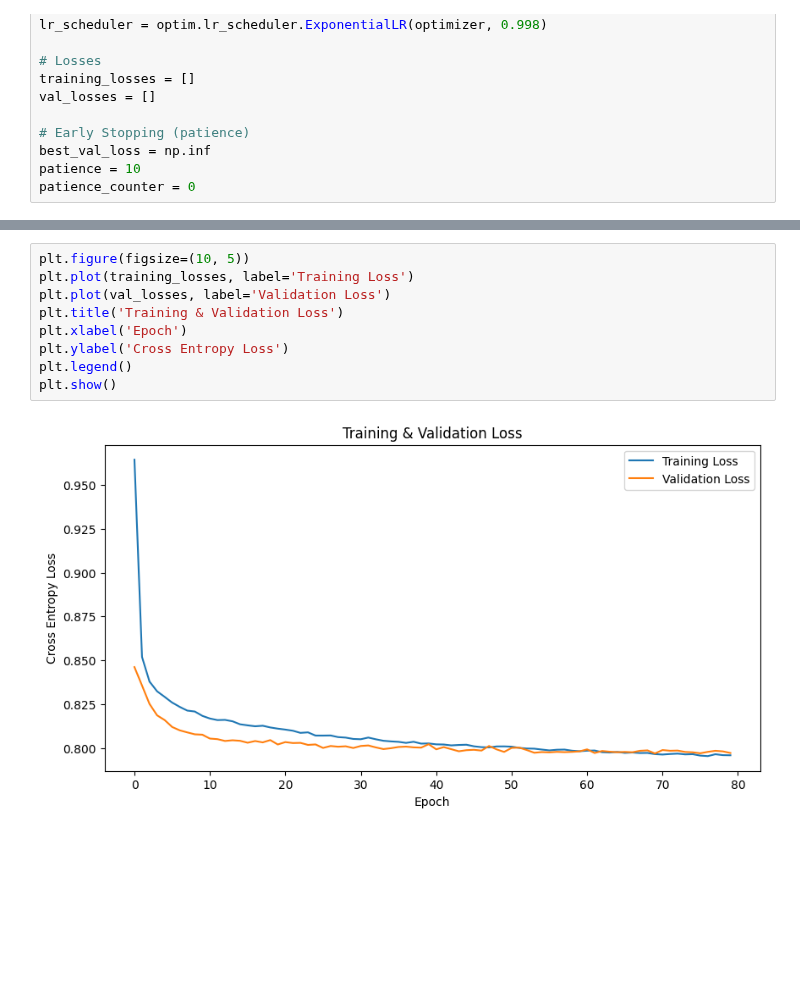
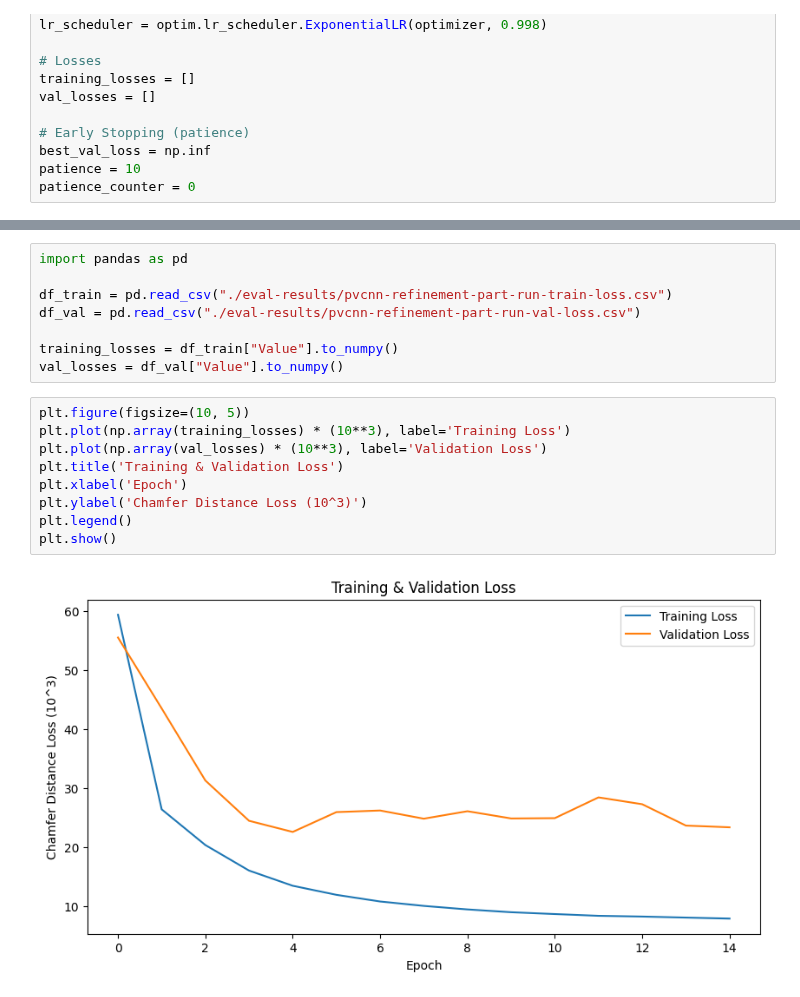
Before and after one commit to kristiyansakalyan/coarse-to-fine-shapes, a Jupyter notebook: train_PVCNN_Part_Patch_Refinement.ipynb, the cells around one changed output, grey strips where cells are left out. Cells and saved outputs as stored; diff of their text form; blank space fills up the shorter version.

Commit message:
Pretty bad results, don't know why yet

```diff
--- a/train_PVCNN_Part_Patch_Refinement.ipynb
+++ b/train_PVCNN_Part_Patch_Refinement.ipynb
@@ -177,11 +279,19 @@ writer.close()
+# %%
+import pandas as pd
+
+df_train = pd.read_csv("./eval-results/pvcnn-refinement-part-run-train-loss.csv")
+df_val = pd.read_csv("./eval-results/pvcnn-refinement-part-run-val-loss.csv")
+
+training_losses = df_train["Value"].to_numpy()
+val_losses = df_val["Value"].to_numpy()
 # %%
 plt.figure(figsize=(10, 5))
-plt.plot(training_losses, label='Training Loss')
-plt.plot(val_losses, label='Validation Loss')
+plt.plot(np.array(training_losses) * (10**3), label='Training Loss')
+plt.plot(np.array(val_losses) * (10**3), label='Validation Loss')
 plt.title('Training & Validation Loss')
 plt.xlabel('Epoch')
-plt.ylabel('Cross Entropy Loss')
+plt.ylabel('Chamfer Distance Loss (10^3)')
 plt.legend()
 plt.show()
 # %% [output]
-[figure, old version]
+[figure, new version]
```
Also changed, not shown: parts of 16 cells of this notebook, 4 other files.
